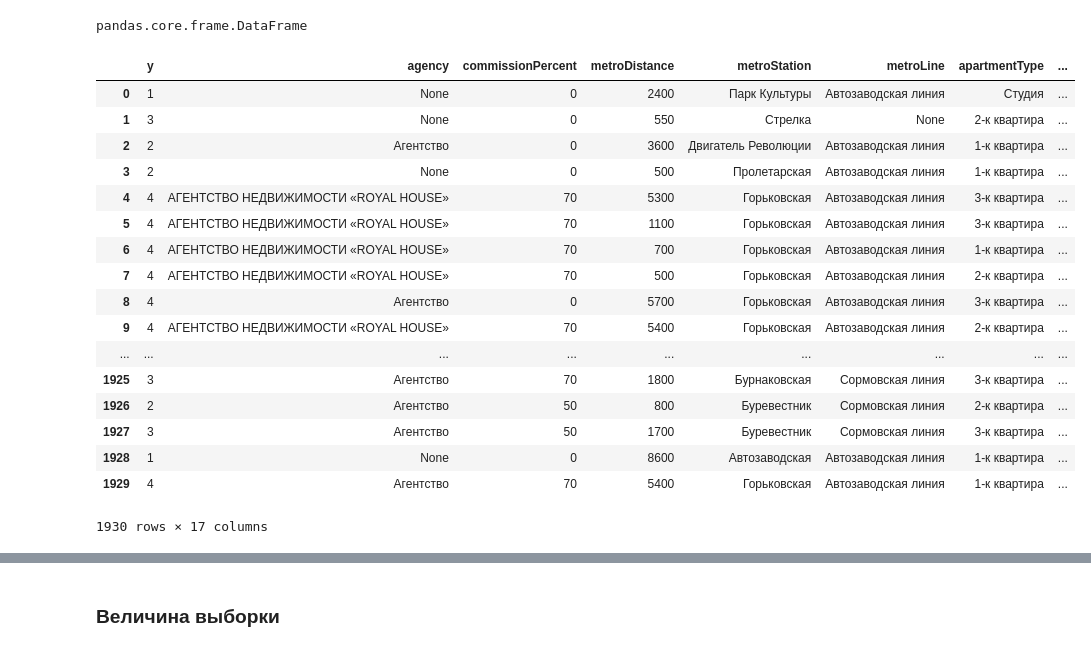
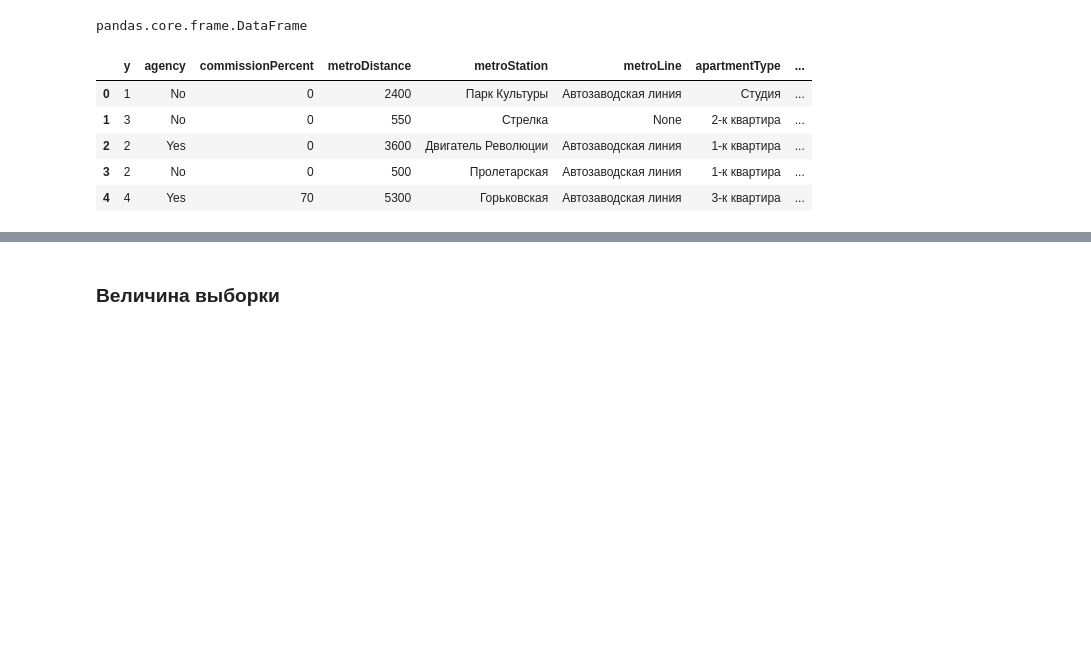
Before and after one commit to DaniilRoman/avito_data_mining, a Jupyter notebook: flats_avito.ipynb, the cells around one changed output, grey strips where cells are left out. Drawn from its saved outputs; the diff is of its cells as text; code cells hidden in the pictures; blank space fills up the shorter version.

```diff
--- a/flats_avito.ipynb
+++ b/flats_avito.ipynb
@@ -12,26 +13,14 @@ type(flats)
 # %% [output]
 pandas.core.frame.DataFrame
 # %%
-flats
+flats[:5]
 # %% [output]
 |  | y | agency | commissionPercent | metroDistance | metroStation | metroLine | apartmentType | ... |
-| 0 | 1 | None | 0 | 2400 | Парк Культуры | Автозаводская линия | Студия | ... |
-| 1 | 3 | None | 0 | 550 | Стрелка | None | 2-к квартира | ... |
-| 2 | 2 | Агентство | 0 | 3600 | Двигатель Революции | Автозаводская линия | 1-к квартира | ... |
-| 3 | 2 | None | 0 | 500 | Пролетарская | Автозаводская линия | 1-к квартира | ... |
-| 4 | 4 | АГЕНТСТВО НЕДВИЖИМОСТИ «ROYAL HOUSE» | 70 | 5300 | Горьковская | Автозаводская линия | 3-к квартира | ... |
-| 5 | 4 | АГЕНТСТВО НЕДВИЖИМОСТИ «ROYAL HOUSE» | 70 | 1100 | Горьковская | Автозаводская линия | 3-к квартира | ... |
-| 6 | 4 | АГЕНТСТВО НЕДВИЖИМОСТИ «ROYAL HOUSE» | 70 | 700 | Горьковская | Автозаводская линия | 1-к квартира | ... |
-| 7 | 4 | АГЕНТСТВО НЕДВИЖИМОСТИ «ROYAL HOUSE» | 70 | 500 | Горьковская | Автозаводская линия | 2-к квартира | ... |
-| 8 | 4 | Агентство | 0 | 5700 | Горьковская | Автозаводская линия | 3-к квартира | ... |
-| 9 | 4 | АГЕНТСТВО НЕДВИЖИМОСТИ «ROYAL HOUSE» | 70 | 5400 | Горьковская | Автозаводская линия | 2-к квартира | ... |
-| ... | ... | ... | ... | ... | ... | ... | ... | ... |
-| 1925 | 3 | Агентство | 70 | 1800 | Бурнаковская | Сормовская линия | 3-к квартира | ... |
-| 1926 | 2 | Агентство | 50 | 800 | Буревестник | Сормовская линия | 2-к квартира | ... |
-| 1927 | 3 | Агентство | 50 | 1700 | Буревестник | Сормовская линия | 3-к квартира | ... |
-| 1928 | 1 | None | 0 | 8600 | Автозаводская | Автозаводская линия | 1-к квартира | ... |
-| 1929 | 4 | Агентство | 70 | 5400 | Горьковская | Автозаводская линия | 1-к квартира | ... |
+| 0 | 1 | No | 0 | 2400 | Парк Культуры | Автозаводская линия | Студия | ... |
+| 1 | 3 | No | 0 | 550 | Стрелка | None | 2-к квартира | ... |
+| 2 | 2 | Yes | 0 | 3600 | Двигатель Революции | Автозаводская линия | 1-к квартира | ... |
+| 3 | 2 | No | 0 | 500 | Пролетарская | Автозаводская линия | 1-к квартира | ... |
+| 4 | 4 | Yes | 70 | 5300 | Горьковская | Автозаводская линия | 3-к квартира | ... |
-1930 rows × 17 columns
 # %%
 print(flats[:5])
 # %% [output]
```
Also changed, not shown: parts of 49 cells of this notebook, 3 other files.
